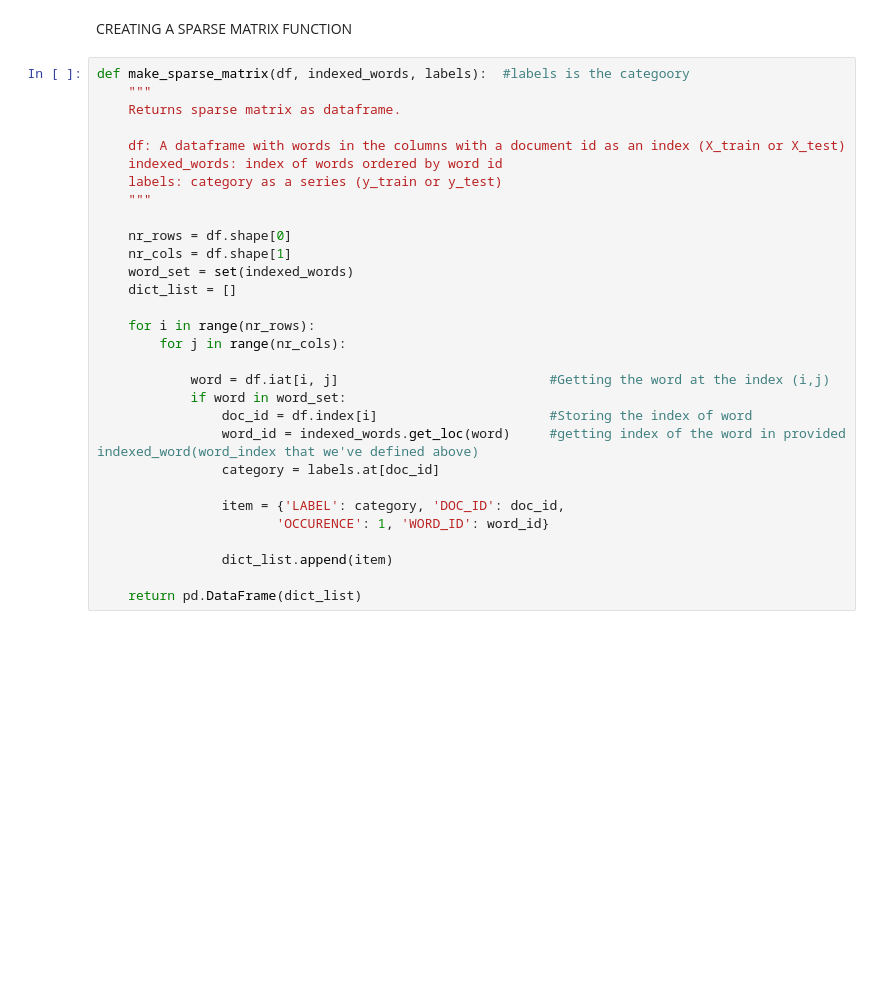
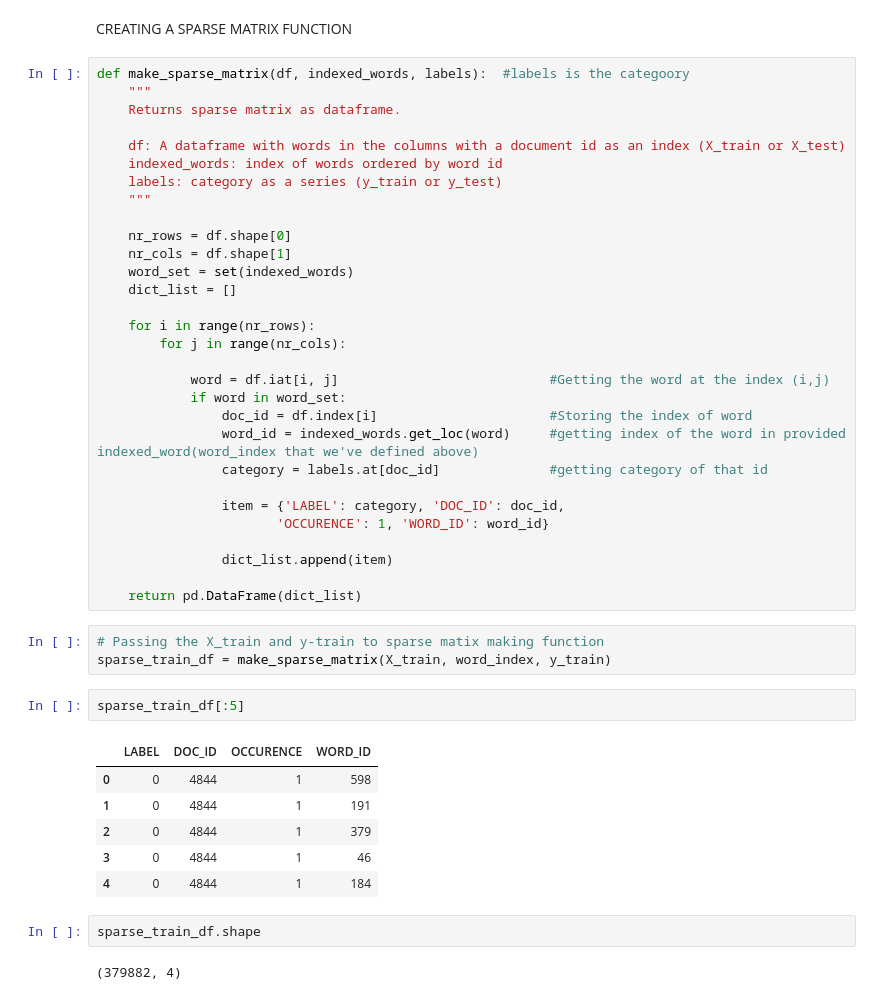
Before and after one commit to KumarGaurav20/Spam-Emails, a Jupyter notebook: Spam_Filteration.ipynb, the cells around one changed output. Drawn from its saved outputs; the diff is of its cells as text; blank space fills up the shorter version.

```diff
--- a/Spam_Filteration.ipynb
+++ b/Spam_Filteration.ipynb
@@ -489,7 +492,7 @@ def make_sparse_matrix(df, indexed_words, labels):  #labels is the categoory
             if word in word_set:
                 doc_id = df.index[i]                      #Storing the index of word
                 word_id = indexed_words.get_loc(word)     #getting index of the word in provided indexed_word(word_index that we've defined above)
-                category = labels.at[doc_id]
+                category = labels.at[doc_id]              #getting category of that id
 
                 item = {'LABEL': category, 'DOC_ID': doc_id,
                        'OCCURENCE': 1, 'WORD_ID': word_id}
@@ -497,3 +500,19 @@ def make_sparse_matrix(df, indexed_words, labels):  #labels is the categoory
                 dict_list.append(item)
 
     return pd.DataFrame(dict_list)
+# %%
+# Passing the X_train and y-train to sparse matix making function
+sparse_train_df = make_sparse_matrix(X_train, word_index, y_train)
+# %%
+sparse_train_df[:5]
+# %% [output]
+|  | LABEL | DOC_ID | OCCURENCE | WORD_ID |
+| 0 | 0 | 4844 | 1 | 598 |
+| 1 | 0 | 4844 | 1 | 191 |
+| 2 | 0 | 4844 | 1 | 379 |
+| 3 | 0 | 4844 | 1 | 46 |
+| 4 | 0 | 4844 | 1 | 184 |
+# %%
+sparse_train_df.shape
+# %% [output]
+(379882, 4)
```
Also changed, not shown: parts of 13 cells of this notebook.
